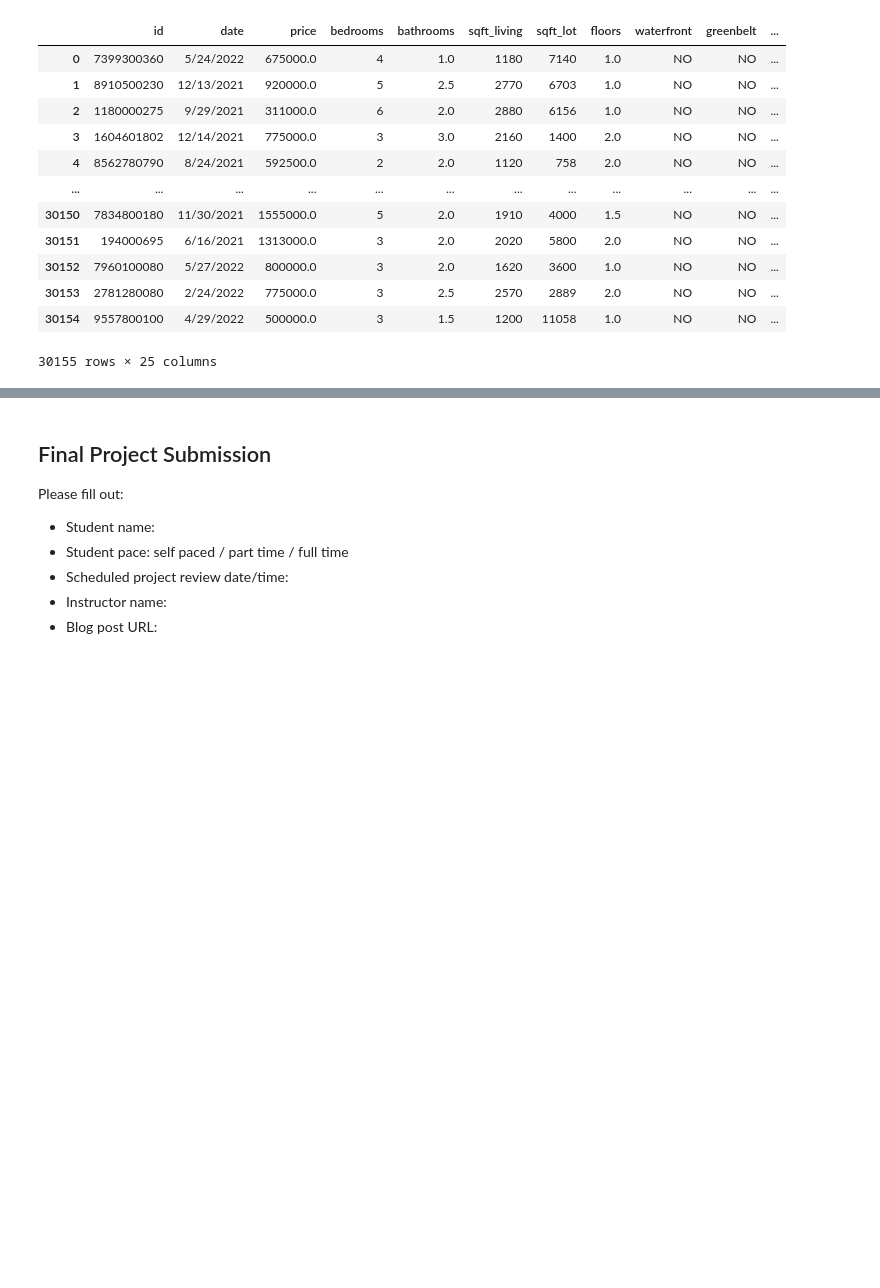
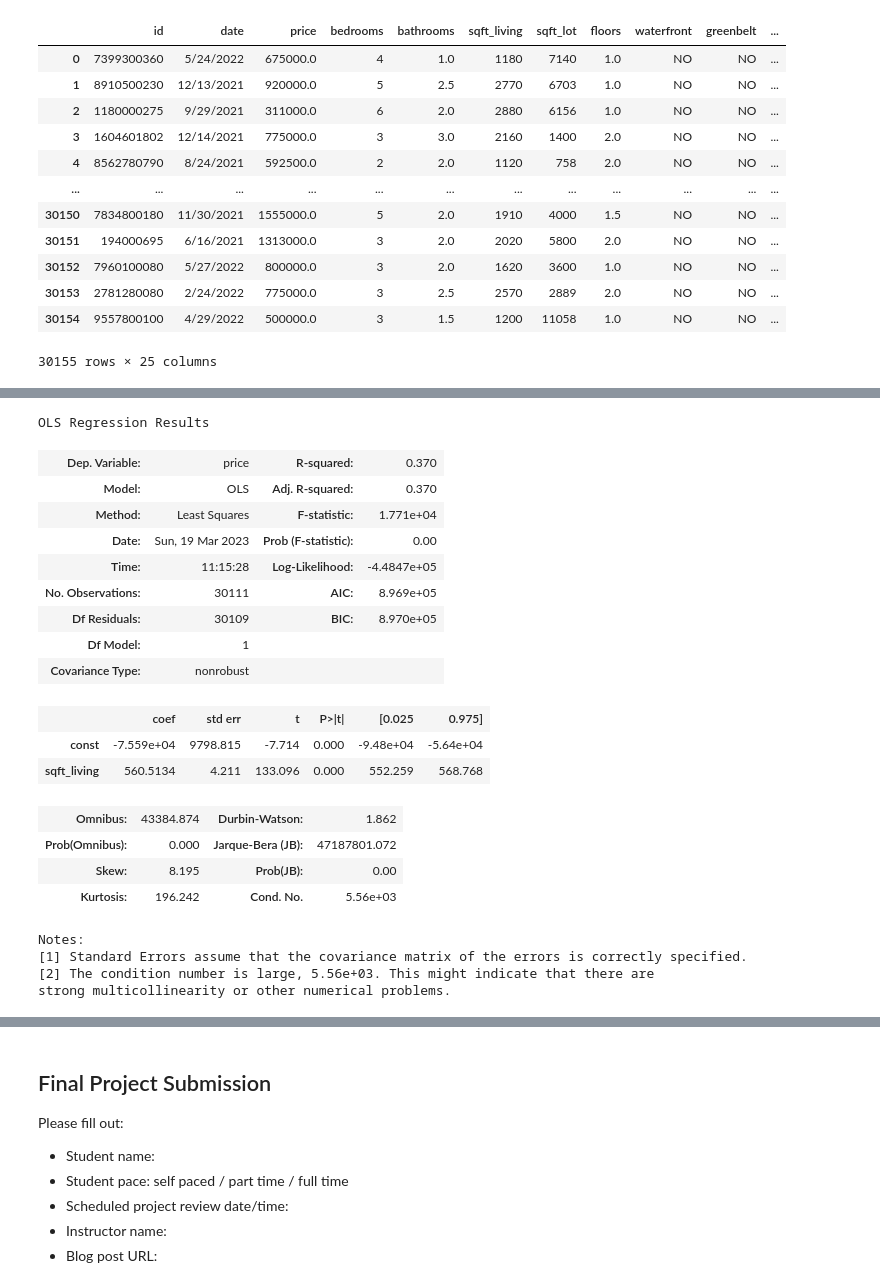
Before and after one commit to terminalcoder/Home-Features-Analysis, a Jupyter notebook: student.ipynb, the cells around one changed output, grey strips where cells are left out. Cells and saved outputs as stored; diff of their text form; code cells hidden in the pictures; blank space fills up the shorter version.

Commit message:
added baseline model

```diff
--- a/student.ipynb
+++ b/student.ipynb
@@ -77,0 +120,33 @@ dtype: int64
+# %%
+# set variables for the model
+X = kc_house_data['sqft_living']
+y = kc_house_data['price']
+
+# create model
+model = sm.OLS(y, sm.add_constant(X))
+results = model.fit()
+# %%
+# view summary of the results
+results.summary()
+# %% [output]
+OLS Regression Results
+| Dep. Variable: | price | R-squared: | 0.370 |
+| Model: | OLS | Adj. R-squared: | 0.370 |
+| Method: | Least Squares | F-statistic: | 1.771e+04 |
+| Date: | Sun, 19 Mar 2023 | Prob (F-statistic): | 0.00 |
+| Time: | 11:15:28 | Log-Likelihood: | -4.4847e+05 |
+| No. Observations: | 30111 | AIC: | 8.969e+05 |
+| Df Residuals: | 30109 | BIC: | 8.970e+05 |
+| Df Model: | 1 |  |  |
+| Covariance Type: | nonrobust |  |  |
+|  | coef | std err | t | P>|t| | [0.025 | 0.975] |
+| const | -7.559e+04 | 9798.815 | -7.714 | 0.000 | -9.48e+04 | -5.64e+04 |
+| sqft_living | 560.5134 | 4.211 | 133.096 | 0.000 | 552.259 | 568.768 |
+| Omnibus: | 43384.874 | Durbin-Watson: | 1.862 |
+| Prob(Omnibus): | 0.000 | Jarque-Bera (JB): | 47187801.072 |
+| Skew: | 8.195 | Prob(JB): | 0.00 |
+| Kurtosis: | 196.242 | Cond. No. | 5.56e+03 |
+Notes:
+[1] Standard Errors assume that the covariance matrix of the errors is correctly specified.
+[2] The condition number is large, 5.56e+03. This might indicate that there are
+strong multicollinearity or other numerical problems.
```
Also changed, not shown: parts of 8 cells of this notebook.
